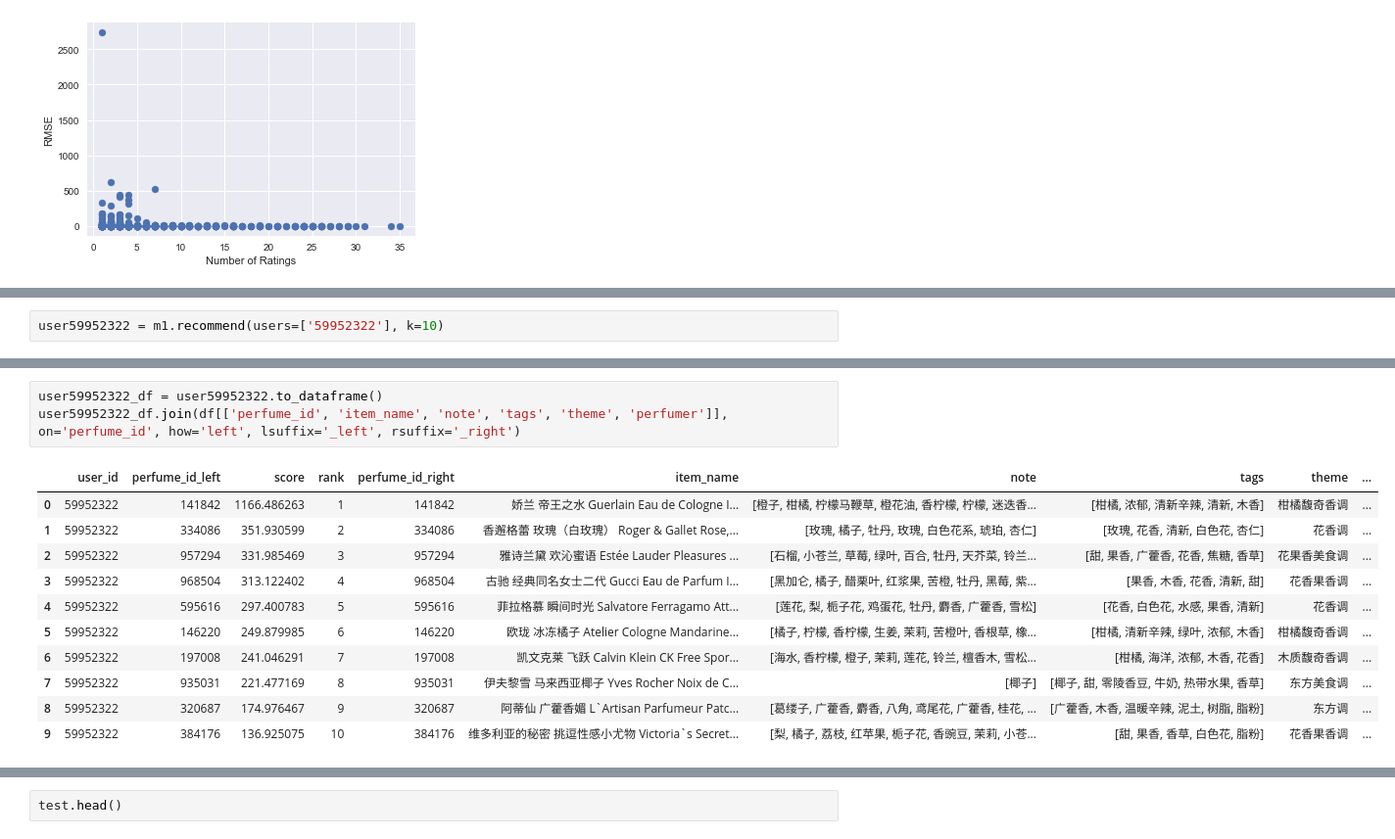
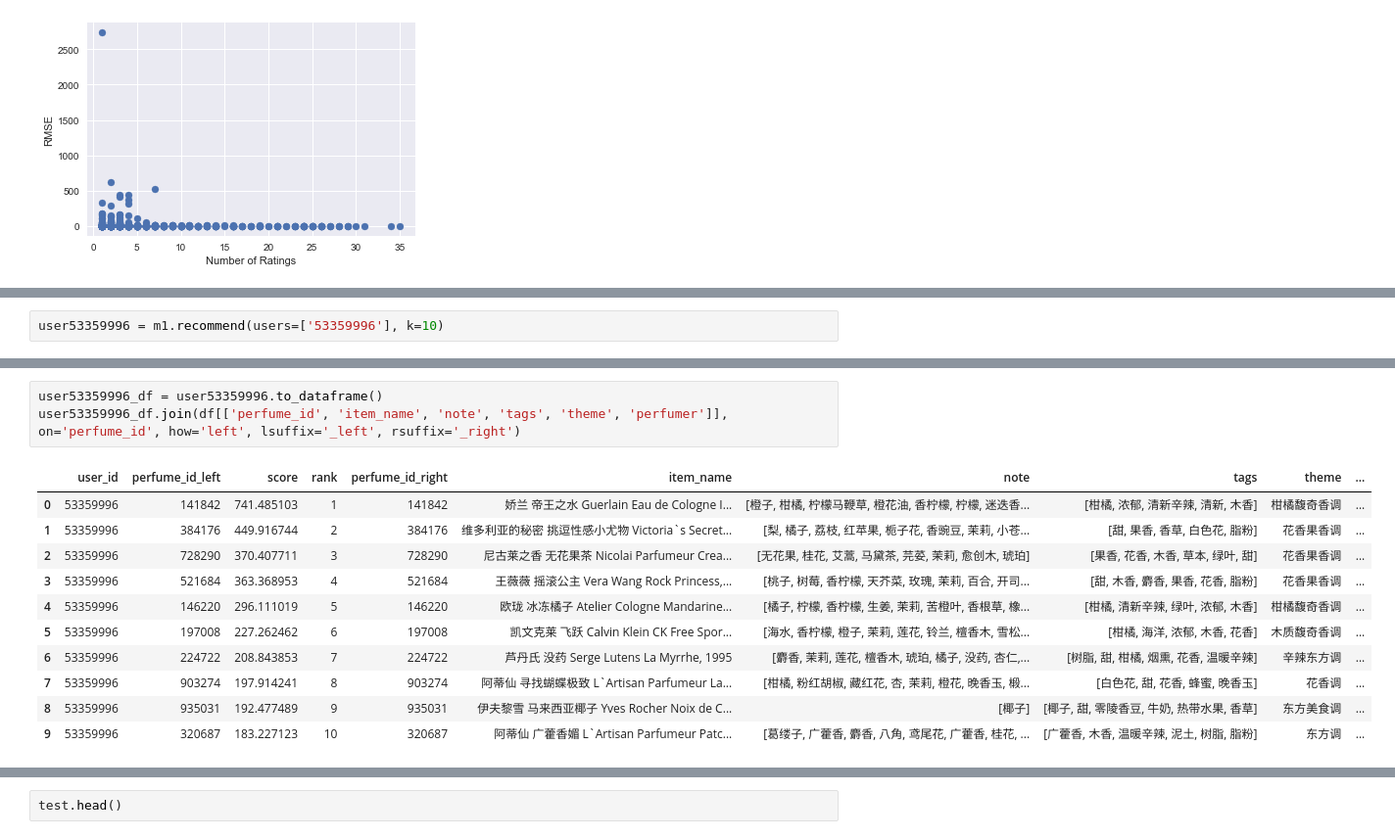
Before and after one commit to kellypeng/scentmate_rec, a Jupyter notebook: Modeling.ipynb, the cells around one changed output, grey strips where cells are left out. Shown at 98% size. Cells and saved outputs as stored; diff of their text form.

```diff
--- a/Modeling.ipynb
+++ b/Modeling.ipynb
@@ -477,6 +485,6 @@ py.iplot(data, filename='basic-scatter')
 # %% [output]
 [interactive output not drawn]
 # %%
-user59952322 = m1.recommend(users=['59952322'], k=10)
+user53359996 = m1.recommend(users=['53359996'], k=10)
 # %%
 # create a dataframe with perfume_id and perfume_name and join with ratings table
@@ -504,19 +512,19 @@ joined_df
 31037 rows × 9 columns
 # %%
-user59952322_df = user59952322.to_dataframe()
-user59952322_df.join(df[['perfume_id', 'item_name', 'note', 'tags', 'theme', 'perfumer']], on='perfume_id', how='left', lsuffix='_left', rsuffix='_right')
+user53359996_df = user53359996.to_dataframe()
+user53359996_df.join(df[['perfume_id', 'item_name', 'note', 'tags', 'theme', 'perfumer']], on='perfume_id', how='left', lsuffix='_left', rsuffix='_right')
 # %% [output]
 |  | user_id | perfume_id_left | score | rank | perfume_id_right | item_name | note | tags | theme | ... |
-| 0 | 59952322 | 141842 | 1166.486263 | 1 | 141842 | 娇兰 帝王之水 Guerlain Eau de Cologne I... | [橙子, 柑橘, 柠檬马鞭草, 橙花油, 香柠檬, 柠檬, 迷迭香... | [柑橘, 浓郁, 清新辛辣, 清新, 木香] | 柑橘馥奇香调 | ... |
-| 1 | 59952322 | 334086 | 351.930599 | 2 | 334086 | 香邂格蕾 玫瑰（白玫瑰） Roger & Gallet Rose,... | [玫瑰, 橘子, 牡丹, 玫瑰, 白色花系, 琥珀, 杏仁] | [玫瑰, 花香, 清新, 白色花, 杏仁] | 花香调 | ... |
-| 2 | 59952322 | 957294 | 331.985469 | 3 | 957294 | 雅诗兰黛 欢沁蜜语 Estée Lauder Pleasures ... | [石榴, 小苍兰, 草莓, 绿叶, 百合, 牡丹, 天芥菜, 铃兰... | [甜, 果香, 广藿香, 花香, 焦糖, 香草] | 花果香美食调 | ... |
-| 3 | 59952322 | 968504 | 313.122402 | 4 | 968504 | 古驰 经典同名女士二代 Gucci Eau de Parfum I... | [黑加仑, 橘子, 醋栗叶, 红浆果, 苦橙, 牡丹, 黑莓, 紫... | [果香, 木香, 花香, 清新, 甜] | 花香果香调 | ... |
-| 4 | 59952322 | 595616 | 297.400783 | 5 | 595616 | 菲拉格慕 瞬间时光 Salvatore Ferragamo Att... | [莲花, 梨, 栀子花, 鸡蛋花, 牡丹, 麝香, 广藿香, 雪松] | [花香, 白色花, 水感, 果香, 清新] | 花香调 | ... |
-| 5 | 59952322 | 146220 | 249.879985 | 6 | 146220 | 欧珑 冰冻橘子 Atelier Cologne Mandarine... | [橘子, 柠檬, 香柠檬, 生姜, 茉莉, 苦橙叶, 香根草, 橡... | [柑橘, 清新辛辣, 绿叶, 浓郁, 木香] | 柑橘馥奇香调 | ... |
-| 6 | 59952322 | 197008 | 241.046291 | 7 | 197008 | 凯文克莱 飞跃 Calvin Klein CK Free Spor... | [海水, 香柠檬, 橙子, 茉莉, 莲花, 铃兰, 檀香木, 雪松... | [柑橘, 海洋, 浓郁, 木香, 花香] | 木质馥奇香调 | ... |
-| 7 | 59952322 | 935031 | 221.477169 | 8 | 935031 | 伊夫黎雪 马来西亚椰子 Yves Rocher Noix de C... | [椰子] | [椰子, 甜, 零陵香豆, 牛奶, 热带水果, 香草] | 东方美食调 | ... |
-| 8 | 59952322 | 320687 | 174.976467 | 9 | 320687 | 阿蒂仙 广藿香媚 L`Artisan Parfumeur Patc... | [葛缕子, 广藿香, 麝香, 八角, 鸢尾花, 广藿香, 桂花, ... | [广藿香, 木香, 温暖辛辣, 泥土, 树脂, 脂粉] | 东方调 | ... |
-| 9 | 59952322 | 384176 | 136.925075 | 10 | 384176 | 维多利亚的秘密 挑逗性感小尤物 Victoria`s Secret... | [梨, 橘子, 荔枝, 红苹果, 栀子花, 香豌豆, 茉莉, 小苍... | [甜, 果香, 香草, 白色花, 脂粉] | 花香果香调 | ... |
+| 0 | 53359996 | 141842 | 741.485103 | 1 | 141842 | 娇兰 帝王之水 Guerlain Eau de Cologne I... | [橙子, 柑橘, 柠檬马鞭草, 橙花油, 香柠檬, 柠檬, 迷迭香... | [柑橘, 浓郁, 清新辛辣, 清新, 木香] | 柑橘馥奇香调 | ... |
+| 1 | 53359996 | 384176 | 449.916744 | 2 | 384176 | 维多利亚的秘密 挑逗性感小尤物 Victoria`s Secret... | [梨, 橘子, 荔枝, 红苹果, 栀子花, 香豌豆, 茉莉, 小苍... | [甜, 果香, 香草, 白色花, 脂粉] | 花香果香调 | ... |
+| 2 | 53359996 | 728290 | 370.407711 | 3 | 728290 | 尼古莱之香 无花果茶 Nicolai Parfumeur Crea... | [无花果, 桂花, 艾蒿, 马黛茶, 芫荽, 茉莉, 愈创木, 琥珀] | [果香, 花香, 木香, 草本, 绿叶, 甜] | 花香果香调 | ... |
+| 3 | 53359996 | 521684 | 363.368953 | 4 | 521684 | 王薇薇 摇滚公主 Vera Wang Rock Princess,... | [桃子, 树莓, 香柠檬, 天芥菜, 玫瑰, 茉莉, 百合, 开司... | [甜, 木香, 麝香, 果香, 花香, 脂粉] | 花香果香调 | ... |
+| 4 | 53359996 | 146220 | 296.111019 | 5 | 146220 | 欧珑 冰冻橘子 Atelier Cologne Mandarine... | [橘子, 柠檬, 香柠檬, 生姜, 茉莉, 苦橙叶, 香根草, 橡... | [柑橘, 清新辛辣, 绿叶, 浓郁, 木香] | 柑橘馥奇香调 | ... |
+| 5 | 53359996 | 197008 | 227.262462 | 6 | 197008 | 凯文克莱 飞跃 Calvin Klein CK Free Spor... | [海水, 香柠檬, 橙子, 茉莉, 莲花, 铃兰, 檀香木, 雪松... | [柑橘, 海洋, 浓郁, 木香, 花香] | 木质馥奇香调 | ... |
+| 6 | 53359996 | 224722 | 208.843853 | 7 | 224722 | 芦丹氏 没药 Serge Lutens La Myrrhe, 1995 | [麝香, 茉莉, 莲花, 檀香木, 琥珀, 橘子, 没药, 杏仁,... | [树脂, 甜, 柑橘, 烟熏, 花香, 温暖辛辣] | 辛辣东方调 | ... |
+| 7 | 53359996 | 903274 | 197.914241 | 8 | 903274 | 阿蒂仙 寻找蝴蝶极致 L`Artisan Parfumeur La... | [柑橘, 粉红胡椒, 藏红花, 杏, 茉莉, 橙花, 晚香玉, 椴... | [白色花, 甜, 花香, 蜂蜜, 晚香玉] | 花香调 | ... |
+| 8 | 53359996 | 935031 | 192.477489 | 9 | 935031 | 伊夫黎雪 马来西亚椰子 Yves Rocher Noix de C... | [椰子] | [椰子, 甜, 零陵香豆, 牛奶, 热带水果, 香草] | 东方美食调 | ... |
+| 9 | 53359996 | 320687 | 183.227123 | 10 | 320687 | 阿蒂仙 广藿香媚 L`Artisan Parfumeur Patc... | [葛缕子, 广藿香, 麝香, 八角, 鸢尾花, 广藿香, 桂花, ... | [广藿香, 木香, 温暖辛辣, 泥土, 树脂, 脂粉] | 东方调 | ... |
 # %%
 check = joined_df[joined_df['user_id'] == 59952322].sort_values('user_rating', ascending=False)
 check
```
Also changed, not shown: parts of 28 cells of this notebook, 3 other files.
